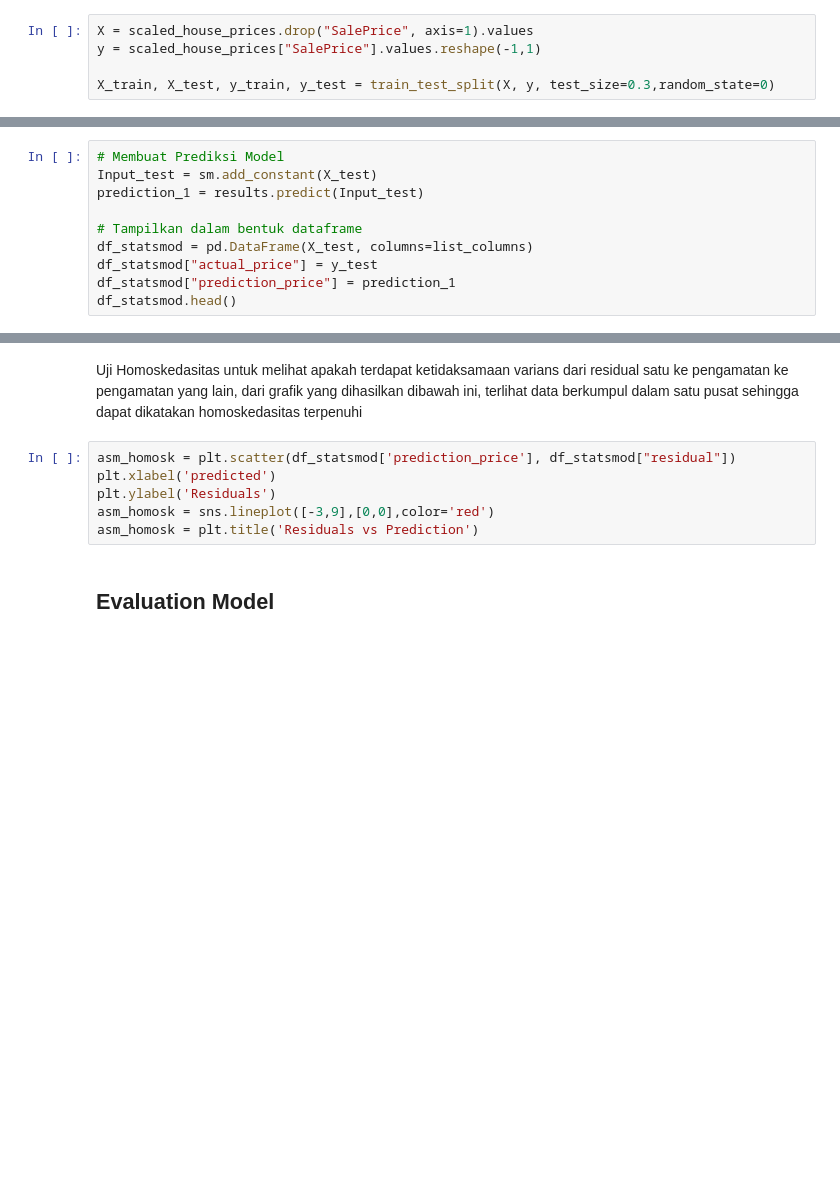
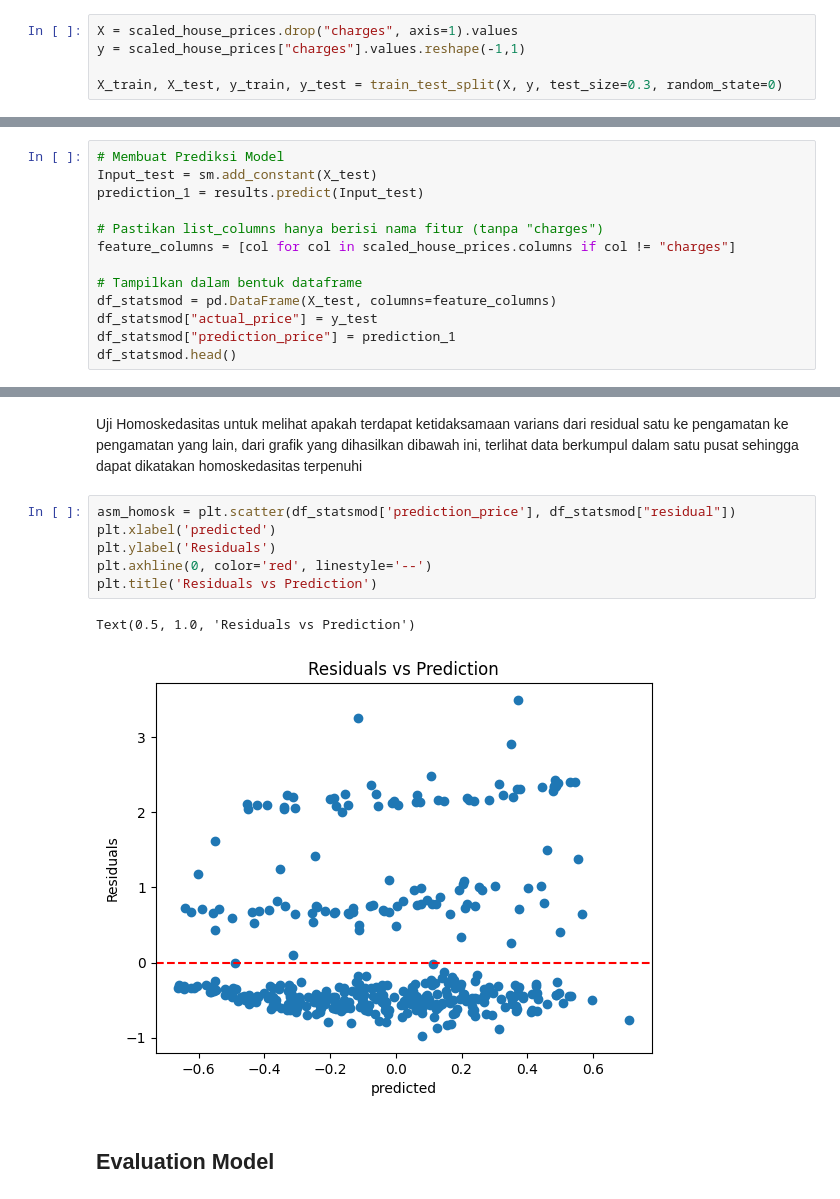
Before and after one commit to izamrosiawan/ss-code-semester-3, a Jupyter notebook: infrastruktur-dan-platform-untuk-sains-data/minggu-7/kel-7/M6_Regression_Analysis.ipynb, the cells around one changed output, grey strips where cells are left out. Saved outputs shown, nothing was run; the diff lists cells and outputs as text; blank space fills up the shorter version.

```diff
--- a/infrastruktur-dan-platform-untuk-sains-data/minggu-7/kel-7/M6_Regression_Analysis.ipynb
+++ b/infrastruktur-dan-platform-untuk-sains-data/minggu-7/kel-7/M6_Regression_Analysis.ipynb
@@ -268,10 +306,10 @@ plt.show()
 # %% [markdown]
 Proses ini merupakan proses pembagian data dalam bentuk, train (untuk membangun model), dan test (untuk testing dari model yang terbentuk) dengan pembagian 70% data train dan 30% data test
 # %%
-X = scaled_house_prices.drop("SalePrice", axis=1).values
-y = scaled_house_prices["SalePrice"].values.reshape(-1,1)
+X = scaled_house_prices.drop("charges", axis=1).values
+y = scaled_house_prices["charges"].values.reshape(-1,1)
 
-X_train, X_test, y_train, y_test = train_test_split(X, y, test_size=0.3,random_state=0)
+X_train, X_test, y_train, y_test = train_test_split(X, y, test_size=0.3, random_state=0)
 # %%
 print("Ukuran X train ", len(X_train))
 print("Ukuran X test ", len(X_test))
@@ -321,8 +388,11 @@ list_columns
 Input_test = sm.add_constant(X_test)
 prediction_1 = results.predict(Input_test)
 
+# Pastikan list_columns hanya berisi nama fitur (tanpa "charges")
+feature_columns = [col for col in scaled_house_prices.columns if col != "charges"]
+
 # Tampilkan dalam bentuk dataframe
-df_statsmod = pd.DataFrame(X_test, columns=list_columns)
+df_statsmod = pd.DataFrame(X_test, columns=feature_columns)
 df_statsmod["actual_price"] = y_test
 df_statsmod["prediction_price"] = prediction_1
 df_statsmod.head()
@@ -372,9 +466,12 @@ Uji Homoskedasitas untuk melihat apakah terdapat ketidaksamaan varians dari resi
 # %%
 asm_homosk = plt.scatter(df_statsmod['prediction_price'], df_statsmod["residual"])
 plt.xlabel('predicted')
 plt.ylabel('Residuals')
-asm_homosk = sns.lineplot([-3,9],[0,0],color='red')
-asm_homosk = plt.title('Residuals vs Prediction')
+plt.axhline(0, color='red', linestyle='--')
+plt.title('Residuals vs Prediction')
+# %% [output]
+Text(0.5, 1.0, 'Residuals vs Prediction')
+[figure, added]
 # %% [markdown]
 ## Evaluation Model
 # %%
```
Also changed, not shown: parts of 33 cells of this notebook.
